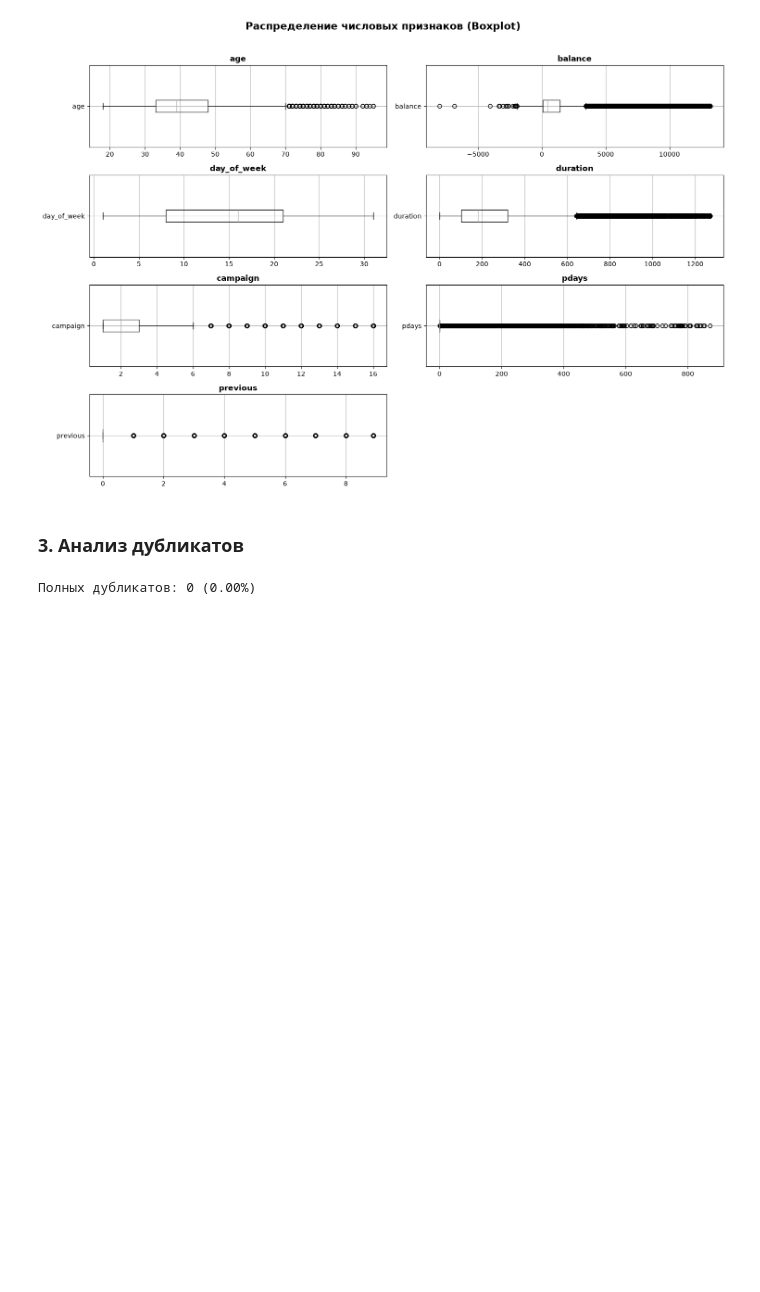
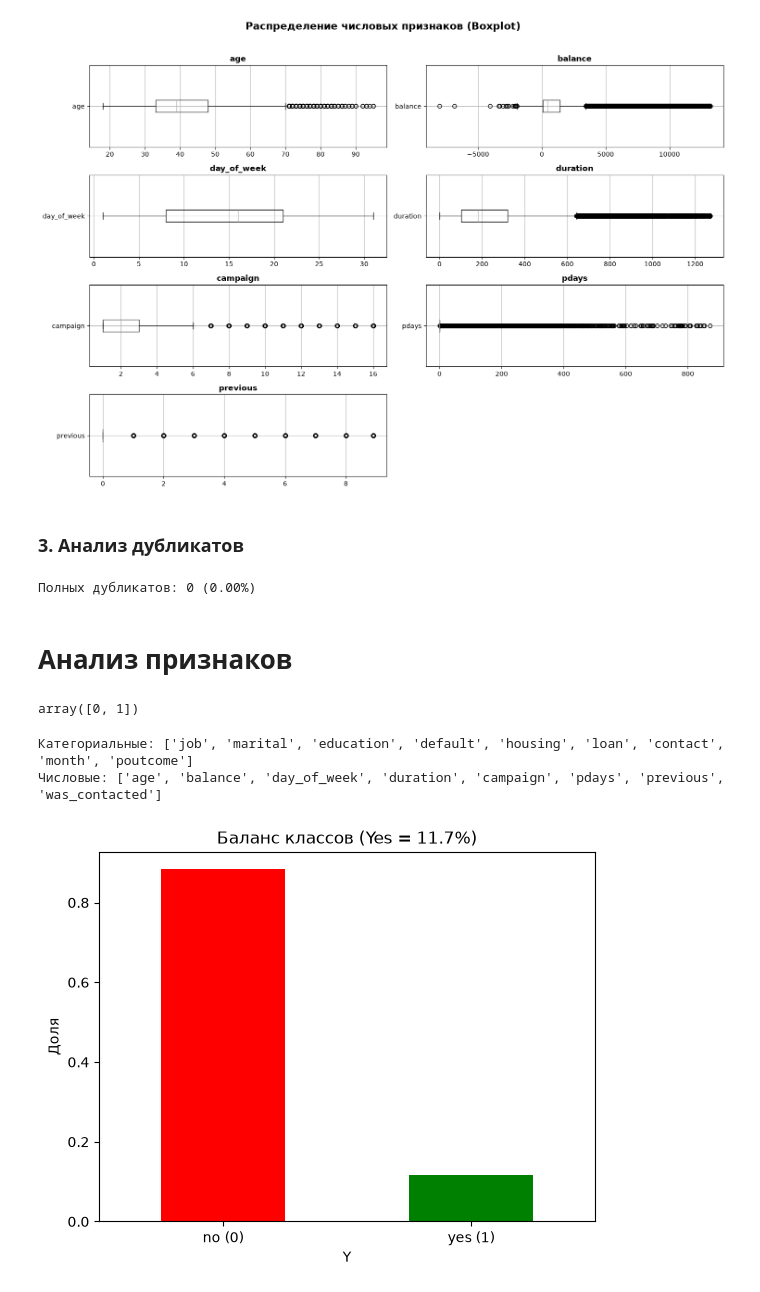
Before and after one commit to RafaelPozoyan/UrFU_project, a Jupyter notebook: eda_shtukin_i_v.ipynb, the cells around one changed output. Drawn from its saved outputs; the diff is of its cells as text; code cells hidden in the pictures; blank space fills up the shorter version.

Commit message:
Добавил анализ признаков

```diff
--- a/eda_shtukin_i_v.ipynb
+++ b/eda_shtukin_i_v.ipynb
@@ -268,3 +252,32 @@ full_duplicates = df.duplicated().sum()
 print(f"Полных дубликатов: {full_duplicates:,} ({full_duplicates/len(df)*100:.2f}%)")
 # %% [output]
 Полных дубликатов: 0 (0.00%)
+# %% [markdown]
+# **Анализ признаков**
+# %%
+if "y" in df.columns:
+    df = df.rename(columns={"y": "Y"})
+
+# yes/no -> 1/0
+df["Y"] = df["Y"].map({"yes": 1, "no": 0})
+df['Y'].unique()
+# %% [output]
+array([0, 1])
+# %%
+# Разделим признаки на категориальные и числовые
+cat_cols = df.select_dtypes(include="str").columns.tolist()
+num_cols = df.select_dtypes(include=np.number).columns.drop("Y").tolist()
+
+print("Категориальные:", cat_cols)
+print("Числовые:", num_cols)
+# %% [output]
+Категориальные: ['job', 'marital', 'education', 'default', 'housing', 'loan', 'contact', 'month', 'poutcome']
+Числовые: ['age', 'balance', 'day_of_week', 'duration', 'campaign', 'pdays', 'previous', 'was_contacted']
+# %%
+ax = df["Y"].value_counts(normalize=True).plot(kind="bar", color=["red", "green"])
+ax.set_xticklabels(["no (0)", "yes (1)"], rotation=0)
+ax.set_ylabel("Доля")
+ax.set_title(f"Баланс классов (Yes = {df['Y'].mean()*100:.1f}%)")
+plt.show()
+# %% [output]
+[figure, added]
```
Also changed, not shown: parts of 10 cells of this notebook.
